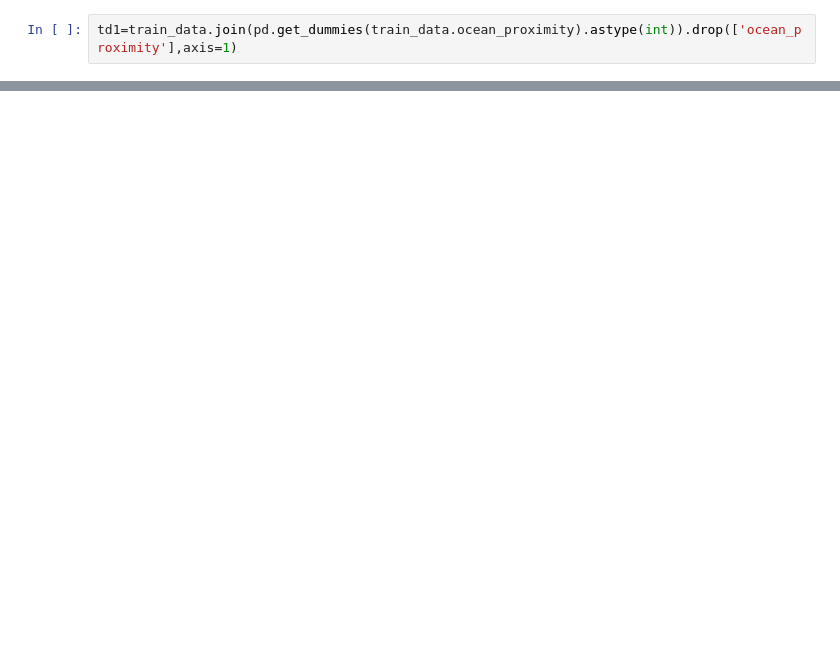
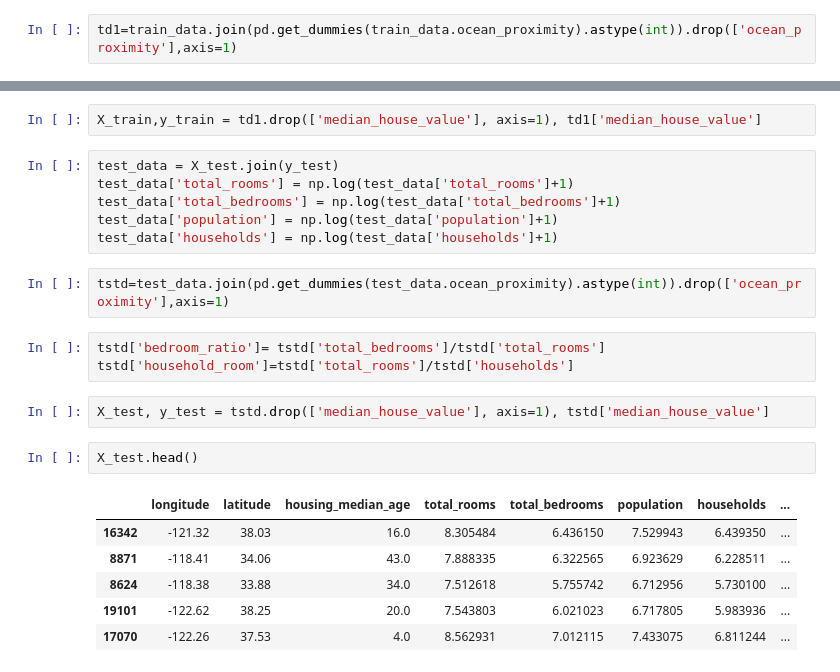
Before and after one commit to prabeshbaral/prediction, a Jupyter notebook: house_price_prediction.ipynb, the cells around one changed output, grey strips where cells are left out. Saved outputs shown, nothing was run; the diff lists cells and outputs as text; blank space fills up the shorter version.

```diff
--- a/house_price_prediction.ipynb
+++ b/house_price_prediction.ipynb
@@ -185,0 +214,24 @@ ValueError: Could not interpret value `latitude` for `x`. Value is a string, but
+# %%
+X_train,y_train = td1.drop(['median_house_value'], axis=1), td1['median_house_value']
+# %%
+test_data = X_test.join(y_test)
+test_data['total_rooms'] = np.log(test_data['total_rooms']+1)
+test_data['total_bedrooms'] = np.log(test_data['total_bedrooms']+1)
+test_data['population'] = np.log(test_data['population']+1)
+test_data['households'] = np.log(test_data['households']+1)
+# %%
+tstd=test_data.join(pd.get_dummies(test_data.ocean_proximity).astype(int)).drop(['ocean_proximity'],axis=1)
+# %%
+tstd['bedroom_ratio']= tstd['total_bedrooms']/tstd['total_rooms']
+tstd['household_room']=tstd['total_rooms']/tstd['households']
+# %%
+X_test, y_test = tstd.drop(['median_house_value'], axis=1), tstd['median_house_value']
+# %%
+X_test.head()
+# %% [output]
+|  | longitude | latitude | housing_median_age | total_rooms | total_bedrooms | population | households | ... |
+| 16342 | -121.32 | 38.03 | 16.0 | 8.305484 | 6.436150 | 7.529943 | 6.439350 | ... |
+| 8871 | -118.41 | 34.06 | 43.0 | 7.888335 | 6.322565 | 6.923629 | 6.228511 | ... |
+| 8624 | -118.38 | 33.88 | 34.0 | 7.512618 | 5.755742 | 6.712956 | 5.730100 | ... |
+| 19101 | -122.62 | 38.25 | 20.0 | 7.543803 | 6.021023 | 6.717805 | 5.983936 | ... |
+| 17070 | -122.26 | 37.53 | 4.0 | 8.562931 | 7.012115 | 7.433075 | 6.811244 | ... |
```
Also changed, not shown: parts of 23 cells of this notebook.
